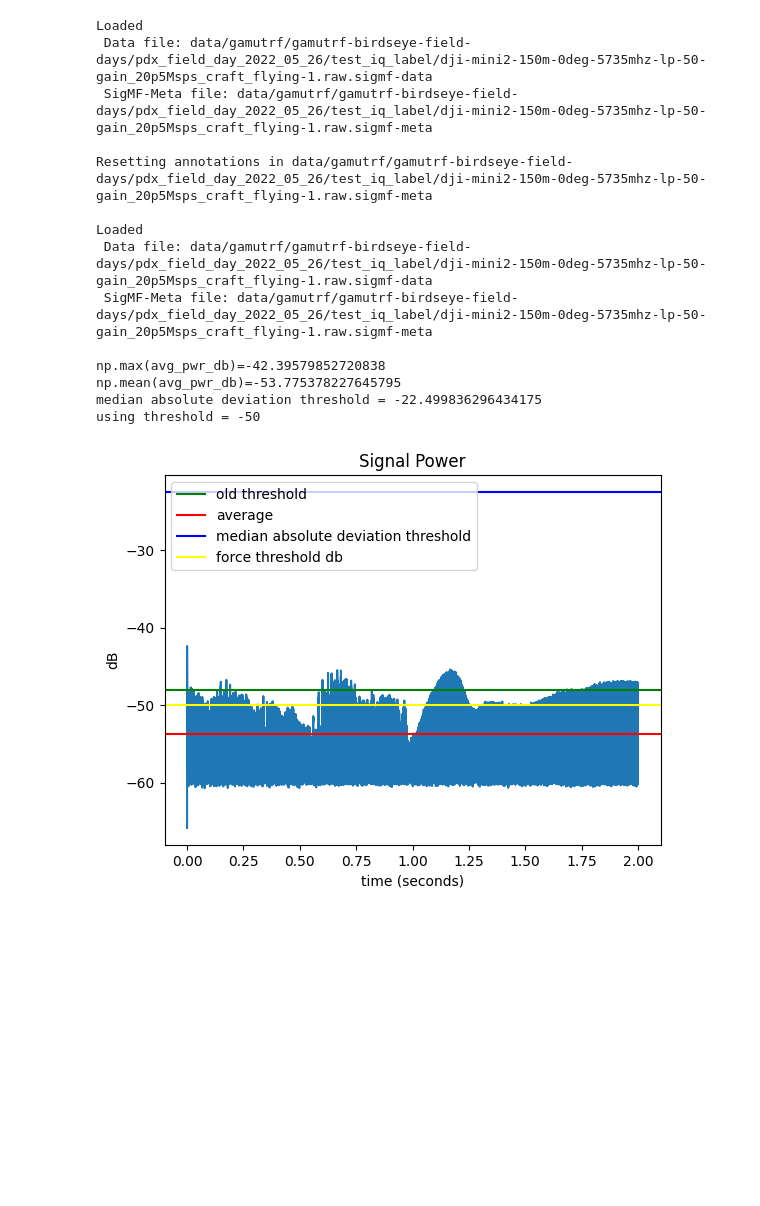
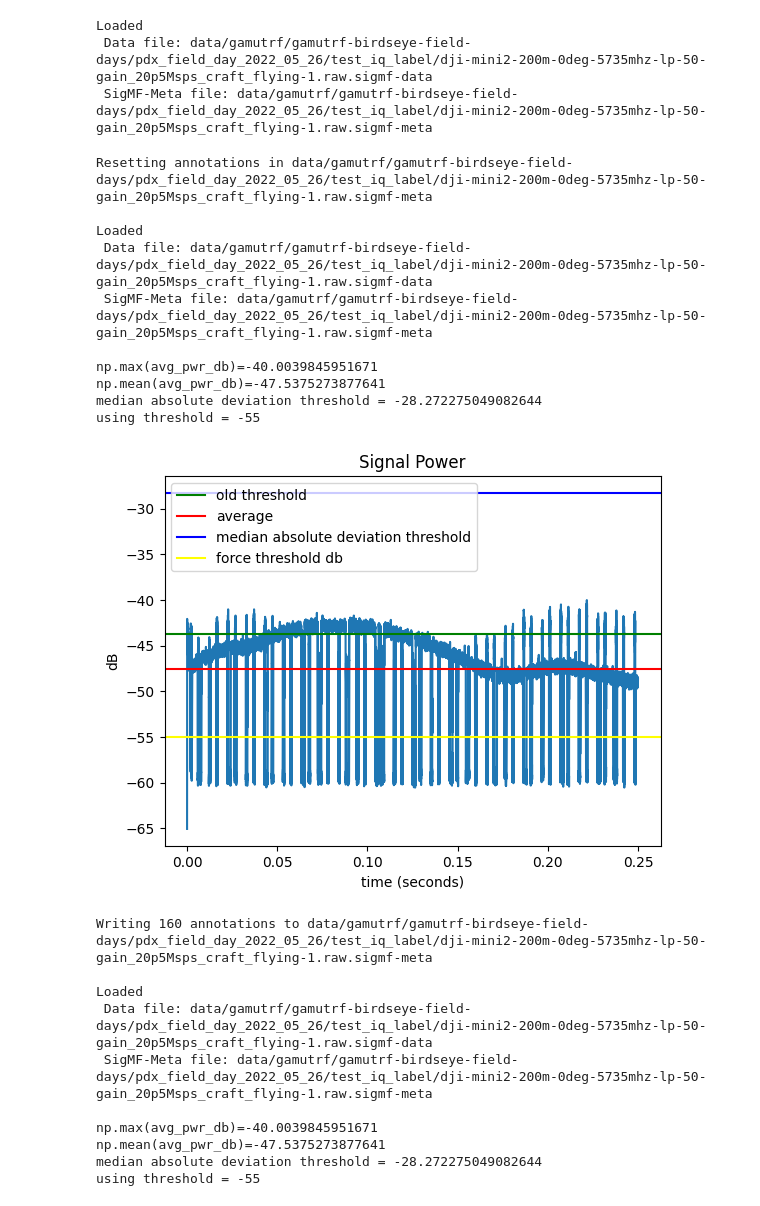
Before and after one commit to IQTLabs/rfml, a Jupyter notebook: rfml-dev/Label_DJI.ipynb, the cells around one changed output. Cells and saved outputs as stored; diff of their text form; code cells hidden in the pictures; blank space fills up the shorter version.

```diff
--- a/rfml-dev/Label_DJI.ipynb
+++ b/rfml-dev/Label_DJI.ipynb
@@ -12,32 +12,41 @@ data_globs = {
     #     "data/gamutrf/gamutrf-arl/01_30_23/mini2_iq_label/*.sigmf-meta",
     # ],
     "mini2_video": [
-        "data/gamutrf/gamutrf-birdseye-field-days/pdx_field_day_2022_05_26/test_iq_label/dji-mini2-150m-0deg-5735mhz-lp-50-gain_20p5Msps_craft_flying-1.raw.sigmf-meta",
+        "data/gamutrf/gamutrf-birdseye-field-days/pdx_field_day_2022_05_26/test_iq_label/dji-mini2-200m-0deg-5735mhz-lp-50-gain_20p5Msps_craft_flying-1.raw.sigmf-meta",
     ]
 }
 # %%
 for label in data_globs:
     for data_glob in data_globs[label]:
         for f in tqdm(glob.glob(str(Path(data_glob)))):
             # annotation_utils.annotate(f, label=label, avg_window_len=256, avg_duration=0.25, debug=True, estimate_frequency=True, spectral_energy_threshold=0.99, force_threshold_db=-40)
 
             data_obj = data_class.Data(f)
             annotation_utils.reset_annotations(data_obj)
-            annotation_utils.annotate(f, label="mini2_video", avg_window_len=256, avg_duration=2, debug=True, estimate_frequency=True, spectral_energy_threshold=0.99, force_threshold_db=-50, overwrite=False, min_bandwidth=10e6)
-            annotation_utils.annotate(f, label="mini2_telem", avg_window_len=256, avg_duration=2, debug=True, estimate_frequency=True, spectral_energy_threshold=0.99, force_threshold_db=-50, overwrite=False, max_bandwidth=5e6)
+            annotation_utils.annotate(f, label="mini2_video", avg_window_len=256, avg_duration=0.25, debug=True, estimate_frequency=True, spectral_energy_threshold=0.92, force_threshold_db=-55, overwrite=False, min_bandwidth=10e6, min_annotation_length=10000, max_annotations=500, dc_block=True)
+            annotation_utils.annotate(f, label="mini2_telem", avg_window_len=256, avg_duration=0.25, debug=True, estimate_frequency=True, spectral_energy_threshold=0.92, force_threshold_db=-55, overwrite=False, max_bandwidth=10e6, min_annotation_length=10000, max_annotations=500, dc_block=True)
 # %% [output]
 Loaded
- Data file: data/gamutrf/gamutrf-birdseye-field-days/pdx_field_day_2022_05_26/test_iq_label/dji-mini2-150m-0deg-5735mhz-lp-50-gain_20p5Msps_craft_flying-1.raw.sigmf-data
- SigMF-Meta file: data/gamutrf/gamutrf-birdseye-field-days/pdx_field_day_2022_05_26/test_iq_label/dji-mini2-150m-0deg-5735mhz-lp-50-gain_20p5Msps_craft_flying-1.raw.sigmf-meta
-
-Resetting annotations in data/gamutrf/gamutrf-birdseye-field-days/pdx_field_day_2022_05_26/test_iq_label/dji-mini2-150m-0deg-5735mhz-lp-50-gain_20p5Msps_craft_flying-1.raw.sigmf-meta
-
-Loaded
- Data file: data/gamutrf/gamutrf-birdseye-field-days/pdx_field_day_2022_05_26/test_iq_label/dji-mini2-150m-0deg-5735mhz-lp-50-gain_20p5Msps_craft_flying-1.raw.sigmf-data
- SigMF-Meta file: data/gamutrf/gamutrf-birdseye-field-days/pdx_field_day_2022_05_26/test_iq_label/dji-mini2-150m-0deg-5735mhz-lp-50-gain_20p5Msps_craft_flying-1.raw.sigmf-meta
-
-np.max(avg_pwr_db)=-42.39579852720838
-np.mean(avg_pwr_db)=-53.775378227645795
-median absolute deviation threshold = -22.499836296434175
-using threshold = -50
+ Data file: data/gamutrf/gamutrf-birdseye-field-days/pdx_field_day_2022_05_26/test_iq_label/dji-mini2-200m-0deg-5735mhz-lp-50-gain_20p5Msps_craft_flying-1.raw.sigmf-data
+ SigMF-Meta file: data/gamutrf/gamutrf-birdseye-field-days/pdx_field_day_2022_05_26/test_iq_label/dji-mini2-200m-0deg-5735mhz-lp-50-gain_20p5Msps_craft_flying-1.raw.sigmf-meta
+Resetting annotations in data/gamutrf/gamutrf-birdseye-field-days/pdx_field_day_2022_05_26/test_iq_label/dji-mini2-200m-0deg-5735mhz-lp-50-gain_20p5Msps_craft_flying-1.raw.sigmf-meta
+
+Loaded
+ Data file: data/gamutrf/gamutrf-birdseye-field-days/pdx_field_day_2022_05_26/test_iq_label/dji-mini2-200m-0deg-5735mhz-lp-50-gain_20p5Msps_craft_flying-1.raw.sigmf-data
+ SigMF-Meta file: data/gamutrf/gamutrf-birdseye-field-days/pdx_field_day_2022_05_26/test_iq_label/dji-mini2-200m-0deg-5735mhz-lp-50-gain_20p5Msps_craft_flying-1.raw.sigmf-meta
+
+np.max(avg_pwr_db)=-40.0039845951671
+np.mean(avg_pwr_db)=-47.5375273877641
+median absolute deviation threshold = -28.272275049082644
+using threshold = -55
-[figure, old version]
+[figure, new version]
+Writing 160 annotations to data/gamutrf/gamutrf-birdseye-field-days/pdx_field_day_2022_05_26/test_iq_label/dji-mini2-200m-0deg-5735mhz-lp-50-gain_20p5Msps_craft_flying-1.raw.sigmf-meta
+
+Loaded
+ Data file: data/gamutrf/gamutrf-birdseye-field-days/pdx_field_day_2022_05_26/test_iq_label/dji-mini2-200m-0deg-5735mhz-lp-50-gain_20p5Msps_craft_flying-1.raw.sigmf-data
+ SigMF-Meta file: data/gamutrf/gamutrf-birdseye-field-days/pdx_field_day_2022_05_26/test_iq_label/dji-mini2-200m-0deg-5735mhz-lp-50-gain_20p5Msps_craft_flying-1.raw.sigmf-meta
+
+np.max(avg_pwr_db)=-40.0039845951671
+np.mean(avg_pwr_db)=-47.5375273877641
+median absolute deviation threshold = -28.272275049082644
+using threshold = -55
```
Also changed, not shown: parts of 1 cell of this notebook, 4 other files.
